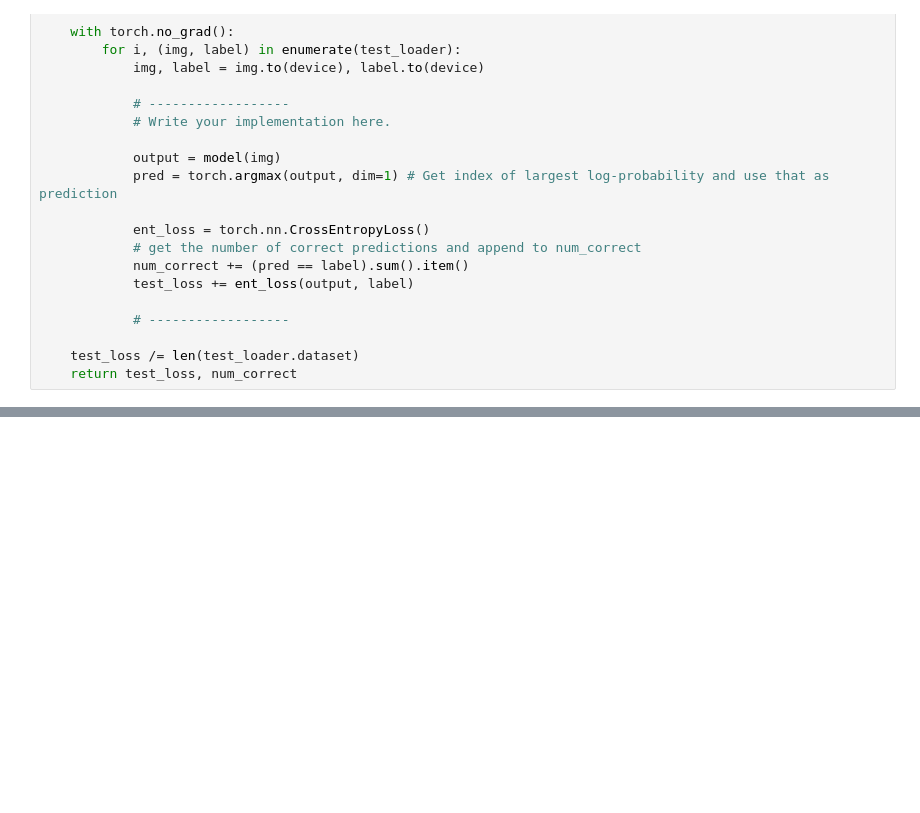
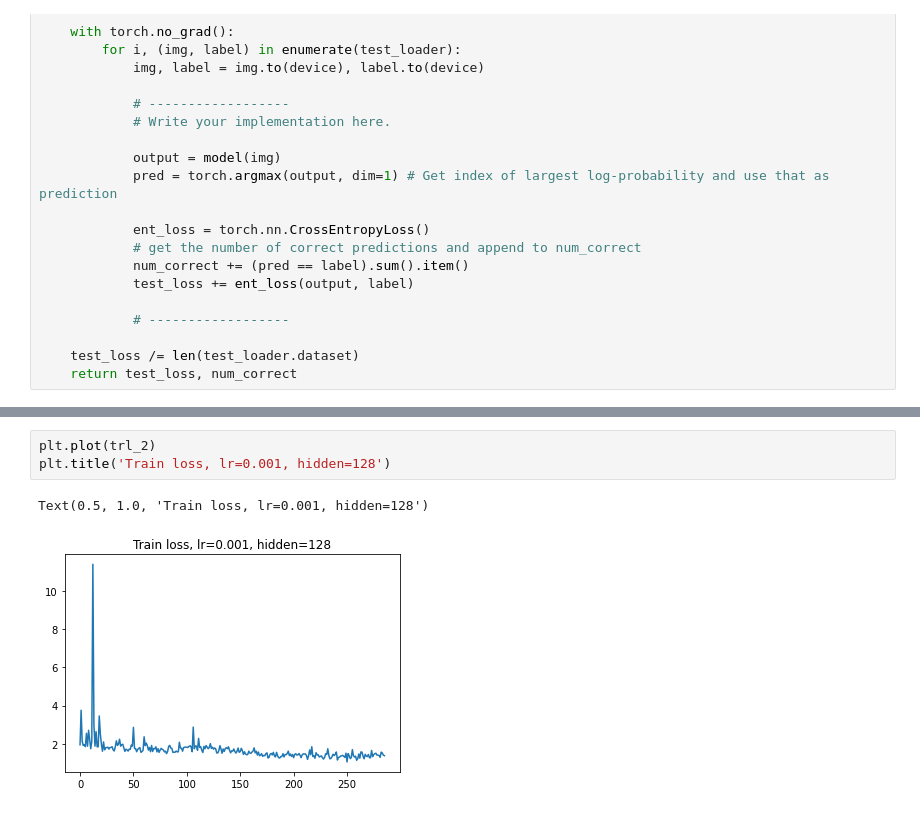
Before and after one commit to AdamBelfki3/trip-mode-detection-model, a Jupyter notebook: Trajectory NNs.ipynb, the cells around one changed output, grey strips where cells are left out. Drawn from its saved outputs; the diff is of its cells as text; blank space fills up the shorter version.

```diff
--- a/Trajectory NNs.ipynb
+++ b/Trajectory NNs.ipynb
@@ -149,0 +165,6 @@ Test accuracy: 0.6024590877437326
+# %%
+plt.plot(trl_2)
+plt.title('Train loss, lr=0.001, hidden=128')
+# %% [output]
+Text(0.5, 1.0, 'Train loss, lr=0.001, hidden=128')
+[figure, added]
```
Also changed, not shown: parts of 11 cells of this notebook.
